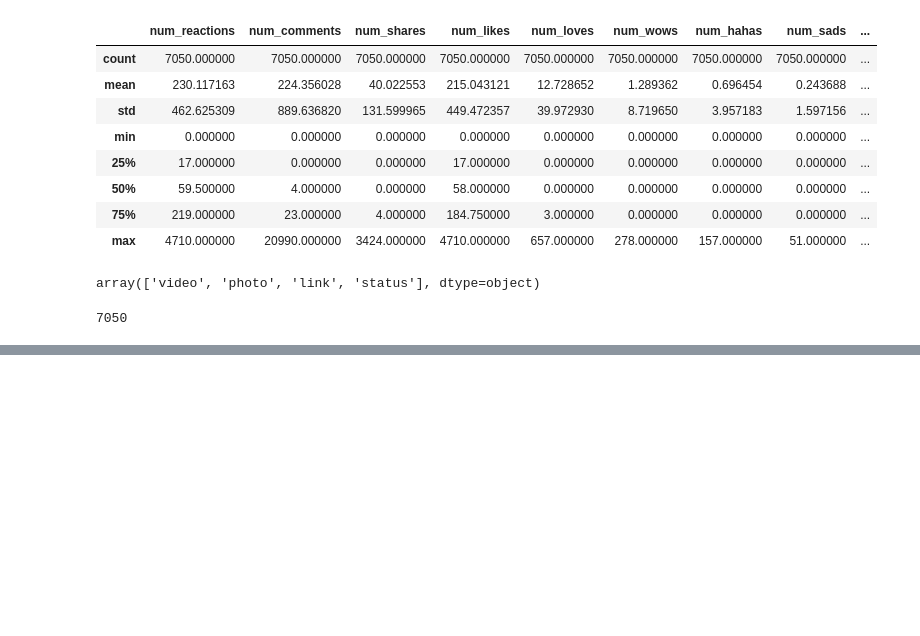
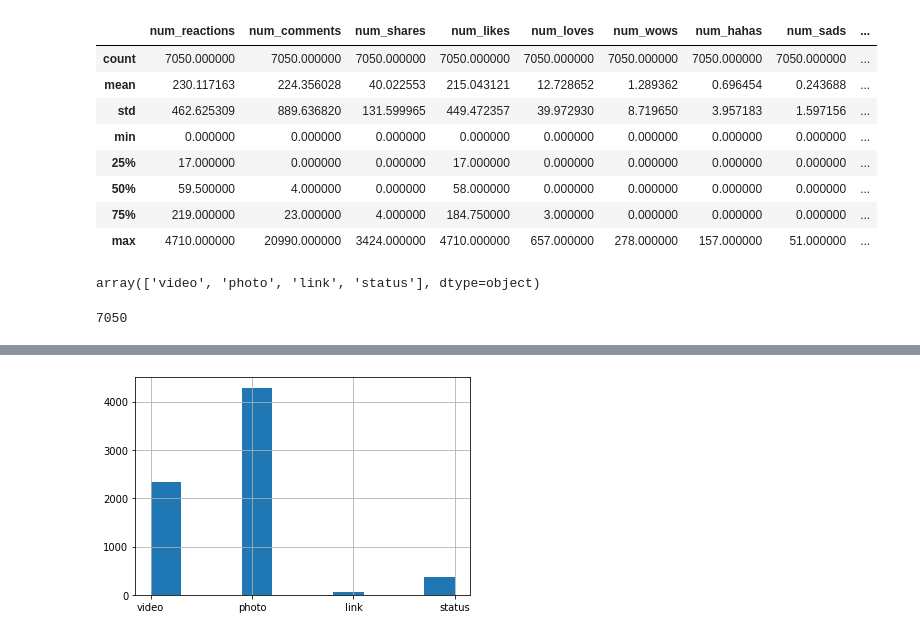
Before and after one commit to CakeNuthep/Super_AI, a Jupyter notebook: Data_Analysis.ipynb, the cells around one changed output, grey strips where cells are left out. Drawn from its saved outputs; the diff is of its cells as text; code cells hidden in the pictures; blank space fills up the shorter version.

```diff
--- a/Data_Analysis.ipynb
+++ b/Data_Analysis.ipynb
@@ -142,0 +191,5 @@ sum_colum = df.num_likes + df.num_loves+df.num_wows+df.num_hahas+df.num_sads+df.
+# %%
+df['status_type'].hist()
+plt.show() #มีการขายด้วยรูปมากกว่าอย่างอื่น รองลมาคือ video, status และ link ตามลำดับ
+# %% [output]
+[figure, added]
```
Also changed, not shown: parts of 24 cells of this notebook.
